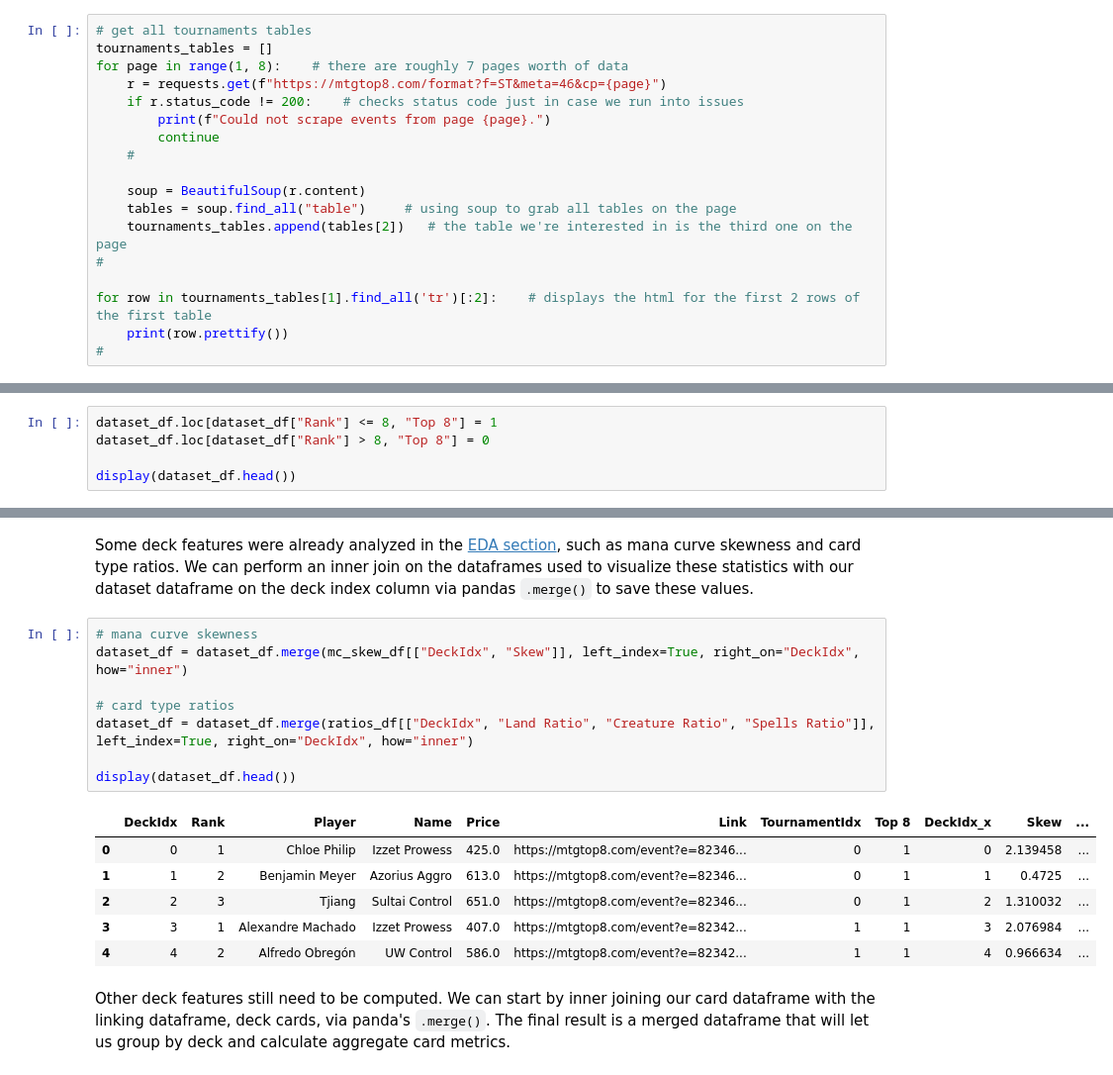
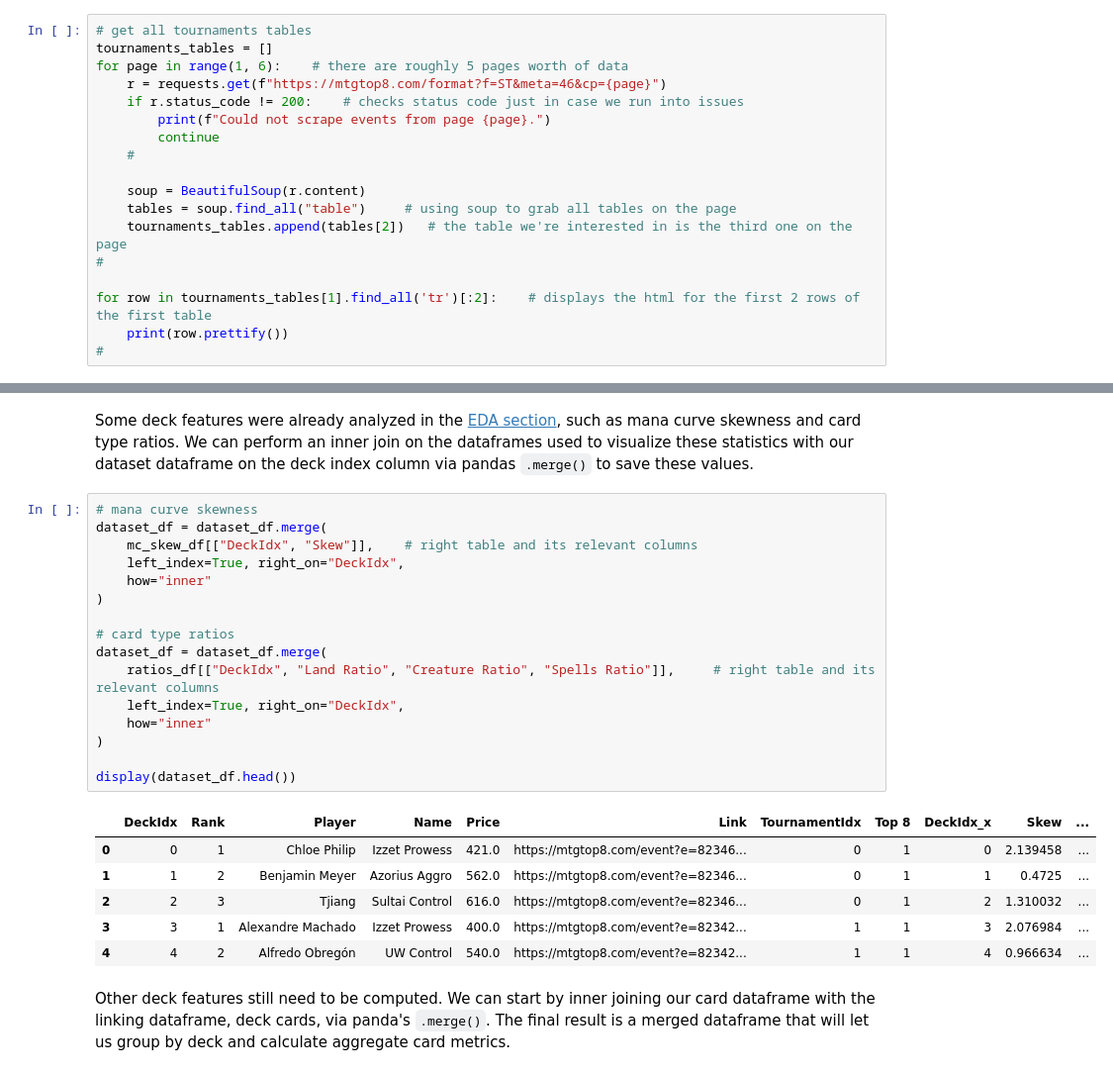
Before and after one commit to abbyortego/cmps-6790-final-tutorial, a Jupyter notebook: Final.ipynb, the cells around one changed output, grey strips where cells are left out. Shown at 99% size. Cells and saved outputs as stored; diff of their text form.

```diff
--- a/Final.ipynb
+++ b/Final.ipynb
@@ -63,7 +54,7 @@ On this [page](https://mtgtop8.com/format?f=ST&meta=46&a=) under the "Last 20 Ev
 # %%
 # get all tournaments tables
 tournaments_tables = []
-for page in range(1, 8):    # there are roughly 7 pages worth of data
+for page in range(1, 6):    # there are roughly 5 pages worth of data
     r = requests.get(f"https://mtgtop8.com/format?f=ST&meta=46&cp={page}")
     if r.status_code != 200:    # checks status code just in case we run into issues
         print(f"Could not scrape events from page {page}.")
@@ -1001,5 +994,0 @@ display(dataset_df.head())
-# %%
-dataset_df.loc[dataset_df["Rank"] <= 8, "Top 8"] = 1
-dataset_df.loc[dataset_df["Rank"] > 8, "Top 8"] = 0
-
-display(dataset_df.head())
@@ -1016,19 +998,27 @@ display(dataset_df.head())
 Some deck features were already analyzed in the [EDA section](#exploratory-data-analysis), such as mana curve skewness and card type ratios. We can perform an inner join on the dataframes used to visualize these statistics with our dataset dataframe on the deck index column via pandas `.merge()` to save these values.
 # %%
 # mana curve skewness
-dataset_df = dataset_df.merge(mc_skew_df[["DeckIdx", "Skew"]], left_index=True, right_on="DeckIdx", how="inner")
+dataset_df = dataset_df.merge(
+    mc_skew_df[["DeckIdx", "Skew"]],    # right table and its relevant columns
+    left_index=True, right_on="DeckIdx",
+    how="inner"
+)
 
 # card type ratios
-dataset_df = dataset_df.merge(ratios_df[["DeckIdx", "Land Ratio", "Creature Ratio", "Spells Ratio"]], left_index=True, right_on="DeckIdx", how="inner")
+dataset_df = dataset_df.merge(
+    ratios_df[["DeckIdx", "Land Ratio", "Creature Ratio", "Spells Ratio"]],     # right table and its relevant columns
+    left_index=True, right_on="DeckIdx",
+    how="inner"
+)
 
 display(dataset_df.head())
 # %% [output]
 |  | DeckIdx | Rank | Player | Name | Price | Link | TournamentIdx | Top 8 | DeckIdx_x | Skew | ... |
-| 0 | 0 | 1 | Chloe Philip | Izzet Prowess | 425.0 | https://mtgtop8.com/event?e=82346... | 0 | 1 | 0 | 2.139458 | ... |
-| 1 | 1 | 2 | Benjamin Meyer | Azorius Aggro | 613.0 | https://mtgtop8.com/event?e=82346... | 0 | 1 | 1 | 0.4725 | ... |
-| 2 | 2 | 3 | Tjiang | Sultai Control | 651.0 | https://mtgtop8.com/event?e=82346... | 0 | 1 | 2 | 1.310032 | ... |
-| 3 | 3 | 1 | Alexandre Machado | Izzet Prowess | 407.0 | https://mtgtop8.com/event?e=82342... | 1 | 1 | 3 | 2.076984 | ... |
-| 4 | 4 | 2 | Alfredo Obregón | UW Control | 586.0 | https://mtgtop8.com/event?e=82342... | 1 | 1 | 4 | 0.966634 | ... |
+| 0 | 0 | 1 | Chloe Philip | Izzet Prowess | 421.0 | https://mtgtop8.com/event?e=82346... | 0 | 1 | 0 | 2.139458 | ... |
+| 1 | 1 | 2 | Benjamin Meyer | Azorius Aggro | 562.0 | https://mtgtop8.com/event?e=82346... | 0 | 1 | 1 | 0.4725 | ... |
+| 2 | 2 | 3 | Tjiang | Sultai Control | 616.0 | https://mtgtop8.com/event?e=82346... | 0 | 1 | 2 | 1.310032 | ... |
+| 3 | 3 | 1 | Alexandre Machado | Izzet Prowess | 400.0 | https://mtgtop8.com/event?e=82342... | 1 | 1 | 3 | 2.076984 | ... |
+| 4 | 4 | 2 | Alfredo Obregón | UW Control | 540.0 | https://mtgtop8.com/event?e=82342... | 1 | 1 | 4 | 0.966634 | ... |
 # %% [markdown]
 Other deck features still need to be computed. We can start by inner joining our card dataframe with the linking dataframe, deck cards, via panda's `.merge()`. The final result is a merged dataframe that will let us group by deck and calculate aggregate card metrics.
 # %%
```
Also changed, not shown: parts of 56 cells of this notebook, 10 other files.
